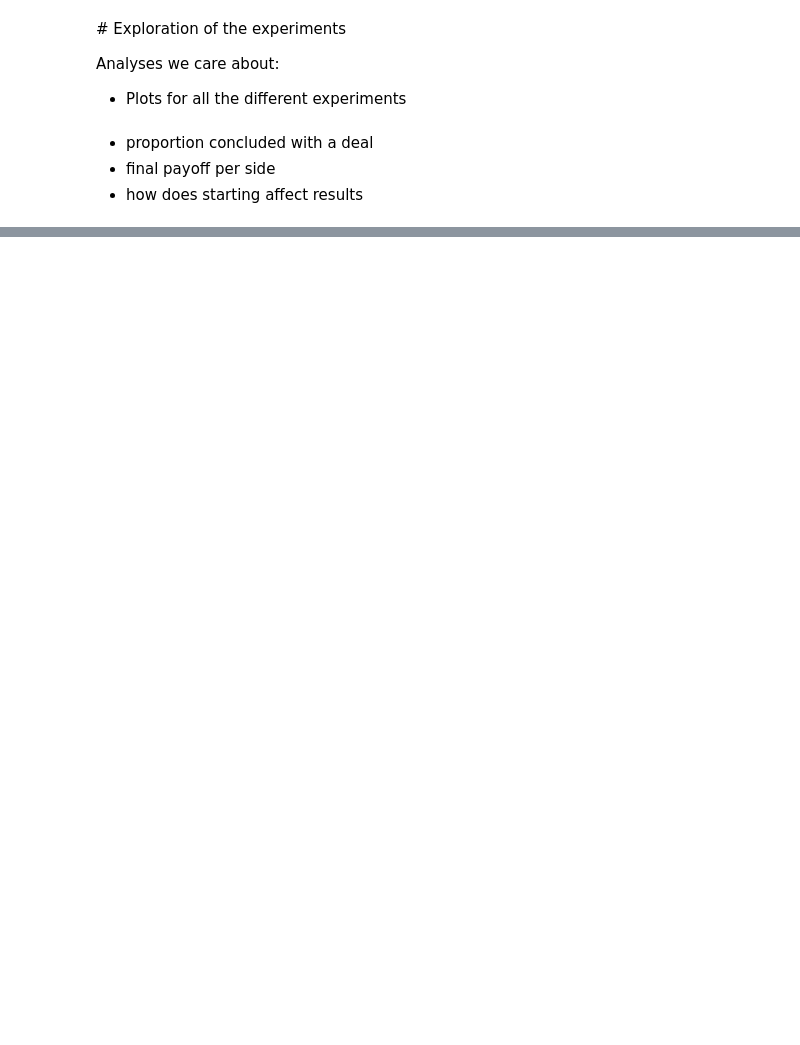
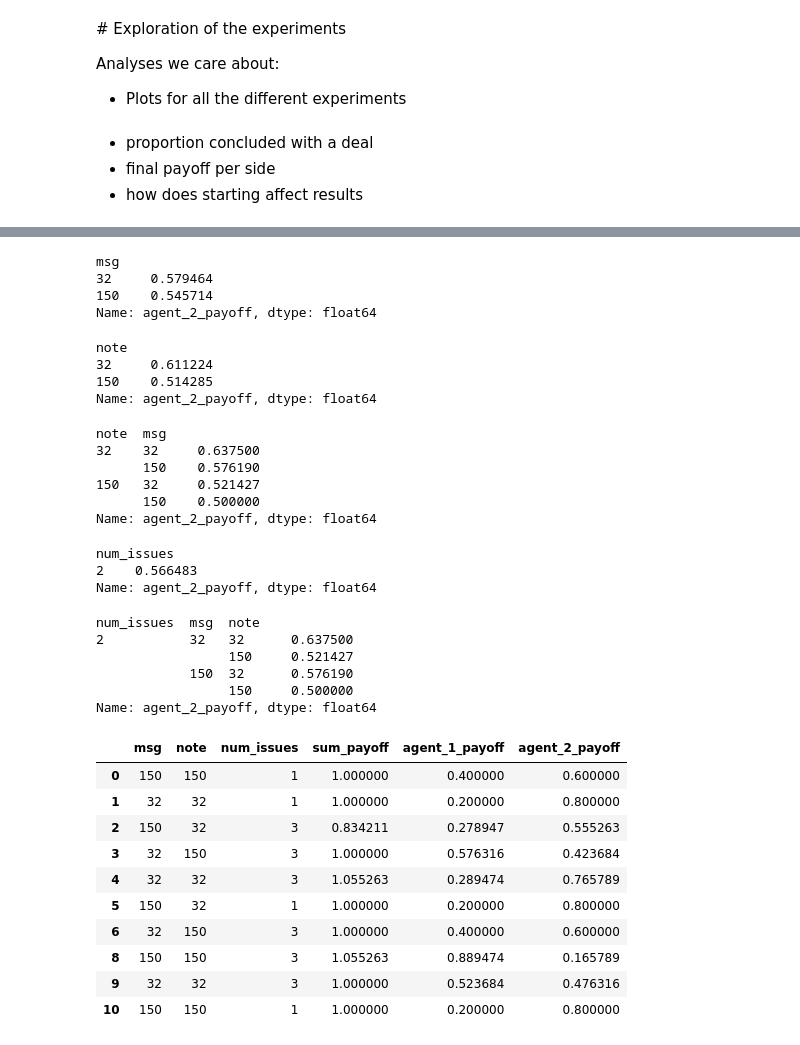
Before and after one commit to epfl-dlab/LAMEN, a Jupyter notebook: experiments.ipynb, the cells around one changed output, grey strips where cells are left out. Drawn from its saved outputs; the diff is of its cells as text; code cells hidden in the pictures; blank space fills up the shorter version.

```diff
--- a/experiments.ipynb
+++ b/experiments.ipynb
@@ -111,2 +201,4 @@ Agent 0: {self.agent_1.external_description.name} vs. Agent 1: {self.agent_2.ext
 # %%
 runs = glob.glob("logs/inference/runs/*")
+# %%
+runs = [k for k in runs if k >= "logs/inference/runs/2023-08-21_13-35"]
@@ -112,0 +229,16 @@ runs = glob.glob("logs/inference/runs/*")
+# %%
+vals = []
+restrictions = [
+    {'external_description': {'name': 'Representative'},
+     "temperature": 0,
+     "~model_name": "claude-2"
+    }
+]
+for i, run in enumerate(runs):
+    history = NegotiationHistory(run, restrictions)
+    if not history.meets_criteria:
+        continue
+    if hasattr(history, "df"):
+        print(i)
+        col_names = history.return_list()[0]
+        vals.append(history.return_list()[1])
@@ -174 +359,30 @@ Message: I understand your strategic needs, but a 7-year non-compete period is t
 ============================================================
+# %%
+col_of_interest = "agent_2_payoff"
+
+d = pd.DataFrame(xyz, columns=["msg","note","num_issues", "sum_payoff", "agent_1_payoff", "agent_2_payoff"])
+d = d.dropna()
+d.groupby("msg")[col_of_interest].mean()
+# %% [output]
+msg
+32     0.579464
+150    0.545714
+Name: agent_2_payoff, dtype: float64
+# %%
+d.groupby("note")[col_of_interest].mean()
+# %% [output]
+note
+32     0.611224
+150    0.514285
+Name: agent_2_payoff, dtype: float64
+# %%
+d.groupby(["note","msg"])[col_of_interest].mean()
+# %% [output]
+note  msg
+32    32     0.637500
+      150    0.576190
+150   32     0.521427
+      150    0.500000
+Name: agent_2_payoff, dtype: float64
+# %%
+d = d.dropna()
@@ -174,0 +391,29 @@ Message: I understand your strategic needs, but a 7-year non-compete period is t
+# %%
+d.groupby(["num_issues"])[col_of_interest].mean()
+# %% [output]
+num_issues
+2    0.566483
+Name: agent_2_payoff, dtype: float64
+# %%
+d.groupby(["num_issues","msg","note"])[col_of_interest].mean()
+# %% [output]
+num_issues  msg  note
+2           32   32      0.637500
+                 150     0.521427
+            150  32      0.576190
+                 150     0.500000
+Name: agent_2_payoff, dtype: float64
+# %%
+d
+# %% [output]
+|  | msg | note | num_issues | sum_payoff | agent_1_payoff | agent_2_payoff |
+| 0 | 150 | 150 | 1 | 1.000000 | 0.400000 | 0.600000 |
+| 1 | 32 | 32 | 1 | 1.000000 | 0.200000 | 0.800000 |
+| 2 | 150 | 32 | 3 | 0.834211 | 0.278947 | 0.555263 |
+| 3 | 32 | 150 | 3 | 1.000000 | 0.576316 | 0.423684 |
+| 4 | 32 | 32 | 3 | 1.055263 | 0.289474 | 0.765789 |
+| 5 | 150 | 32 | 1 | 1.000000 | 0.200000 | 0.800000 |
+| 6 | 32 | 150 | 3 | 1.000000 | 0.400000 | 0.600000 |
+| 8 | 150 | 150 | 3 | 1.055263 | 0.889474 | 0.165789 |
+| 9 | 32 | 32 | 3 | 1.000000 | 0.523684 | 0.476316 |
+| 10 | 150 | 150 | 1 | 1.000000 | 0.200000 | 0.800000 |
```
Also changed, not shown: parts of 14 cells of this notebook, 14 other files.
